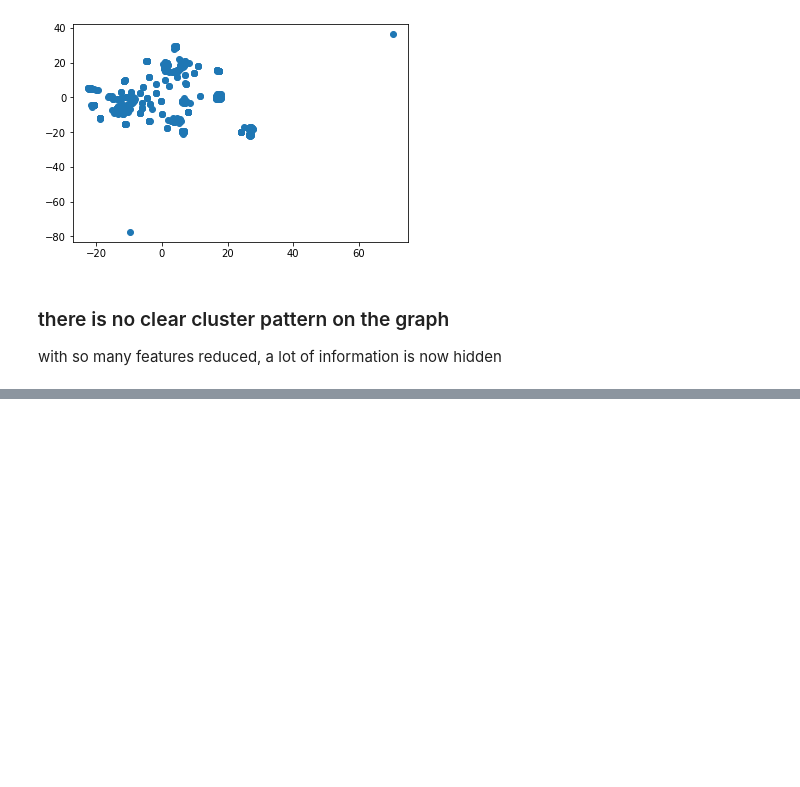
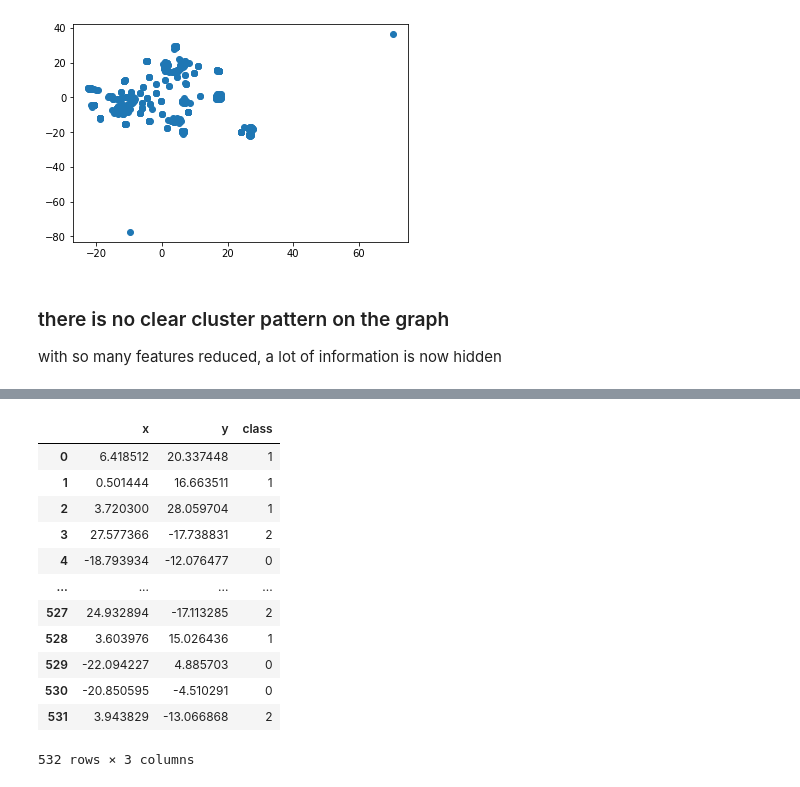
Before and after one commit to haipham0115/CryptoCurrency_Cluster, a Jupyter notebook: Instructions/Crypto_Cluster.ipynb, the cells around one changed output, grey strips where cells are left out. Drawn from its saved outputs; the diff is of its cells as text; code cells hidden in the pictures; blank space fills up the shorter version.

```diff
--- a/Instructions/Crypto_Cluster.ipynb
+++ b/Instructions/Crypto_Cluster.ipynb
@@ -130,0 +156,30 @@ with so many features reduced, a lot of information is now hidden
+# %%
+def km_cluster(k, df):
+    # Initialize the K-Means model
+    model = KMeans(n_clusters=k, random_state=0)
+
+    # Train the model
+    model.fit(df)
+
+    # Predict clusters
+    predictions = model.predict(df)
+
+    # Create return DataFrame with predicted clusters
+    df["class"] = model.labels_
+    return df
+# %%
+km_cluster(3, tsne_df)
+# %% [output]
+|  | x | y | class |
+| 0 | 6.418512 | 20.337448 | 1 |
+| 1 | 0.501444 | 16.663511 | 1 |
+| 2 | 3.720300 | 28.059704 | 1 |
+| 3 | 27.577366 | -17.738831 | 2 |
+| 4 | -18.793934 | -12.076477 | 0 |
+| ... | ... | ... | ... |
+| 527 | 24.932894 | -17.113285 | 2 |
+| 528 | 3.603976 | 15.026436 | 1 |
+| 529 | -22.094227 | 4.885703 | 0 |
+| 530 | -20.850595 | -4.510291 | 0 |
+| 531 | 3.943829 | -13.066868 | 2 |
+532 rows × 3 columns
```
Also changed, not shown: parts of 7 cells of this notebook.
